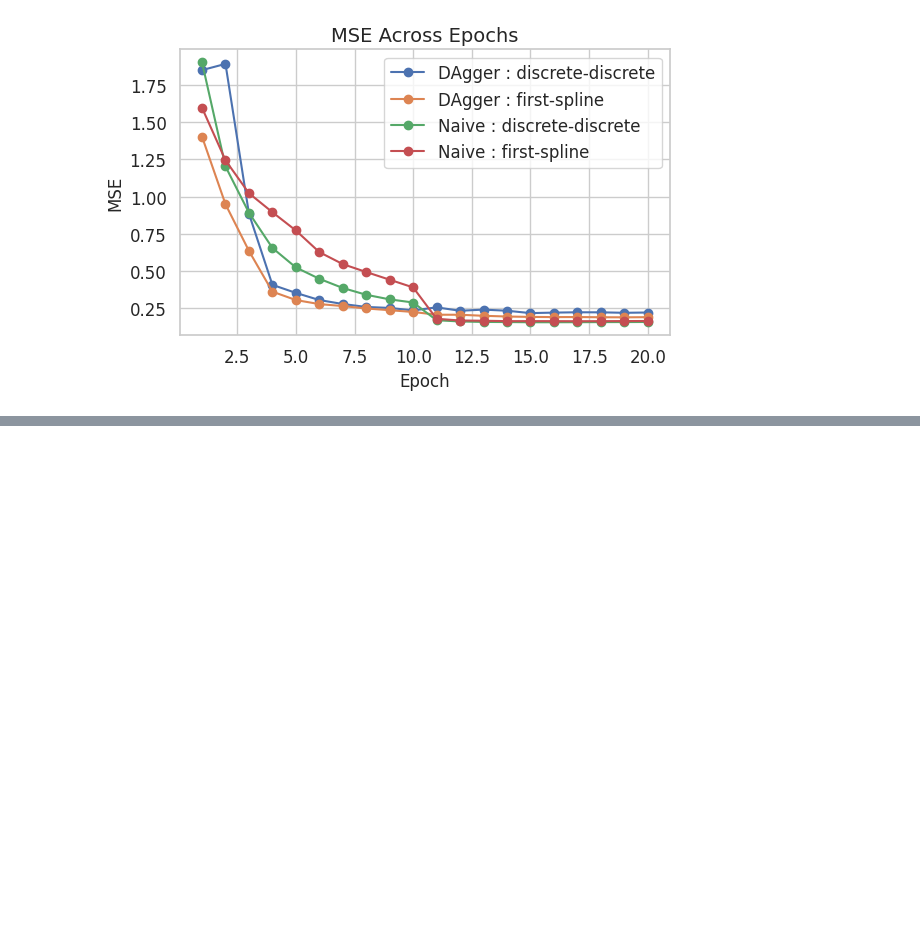
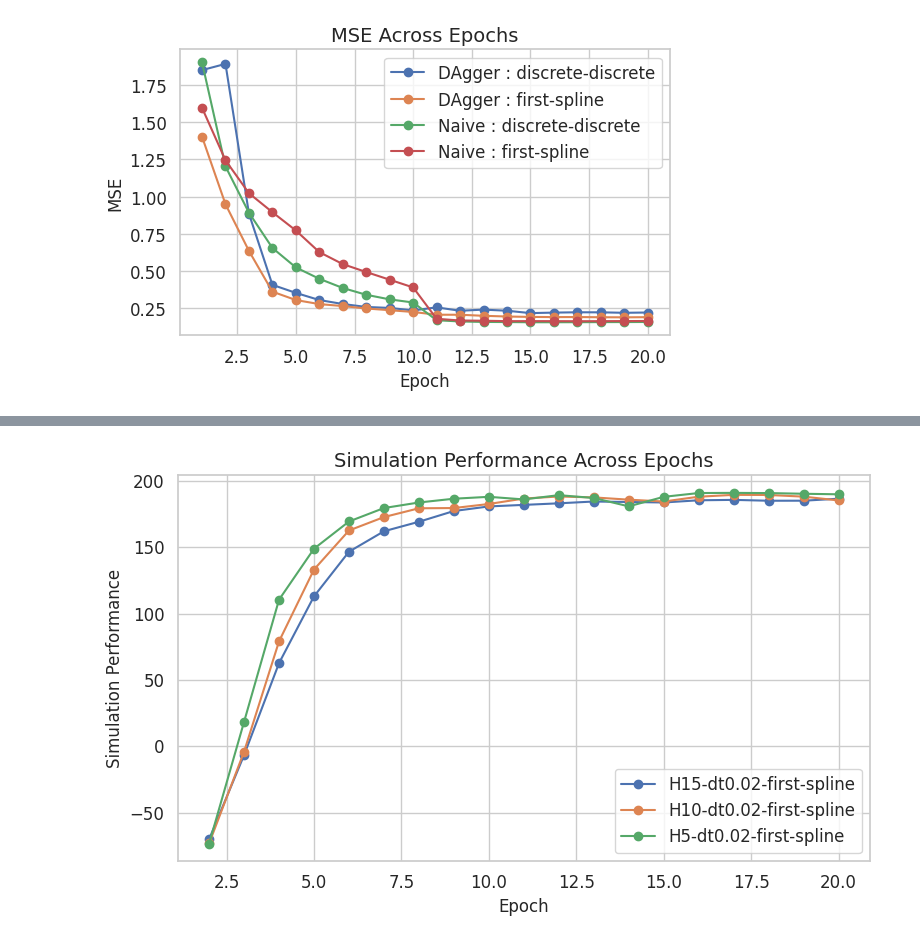
Before and after one commit to Batou1406/dls_orbit_bat_private, a Jupyter notebook: source/extensions/omni.isaac.lab_tasks/omni/isaac/lab_tasks/manager_based/locomotion/model_based/thesis_image.ipynb, the cells around one changed output, grey strips where cells are left out. Saved outputs shown, nothing was run; the diff lists cells and outputs as text; code cells hidden in the pictures; blank space fills up the shorter version.

```diff
--- a/source/extensions/omni.isaac.lab_tasks/omni/isaac/lab_tasks/manager_based/locomotion/model_based/thesis_image.ipynb
+++ b/source/extensions/omni.isaac.lab_tasks/omni/isaac/lab_tasks/manager_based/locomotion/model_based/thesis_image.ipynb
@@ -1519,0 +1731,32 @@ plt.show()
+# %%
+import matplotlib.pyplot as plt
+import seaborn as sns
+
+# Ensure that seaborn's style is set for better aesthetics
+sns.set_theme(style=style_theme)
+
+# Plot each row of the DataFrame as a line
+plt.figure(figsize=(8, 5))
+# plt.figure(figsize=(18, 12))
+
+for index, row in epoch_reward_df.iterrows():
+    if "first-spline" in index :#or "first-discrete" in index:
+        if "0.02" in index:
+            plt.plot(epoch_reward_df.columns, row, marker='o', label=index)
+
+# Customize the plot for the scientific report
+plt.title('Simulation Performance Across Epochs', fontsize=14)
+plt.xlabel('Epoch', fontsize=12)
+plt.ylabel('Simulation Performance', fontsize=12)
+plt.legend(fontsize=12)
+plt.xticks(fontsize=12)
+plt.yticks(fontsize=12)
+plt.tight_layout()
+
+# Save the plot if needed
+# plt.savefig("thesis image/9/fullReward.pdf", bbox_inches='tight')
+
+# Show the plot
+plt.show()
+# %% [output]
+[figure, added]
```
Also changed, not shown: parts of 7 cells of this notebook, 3 other files.
